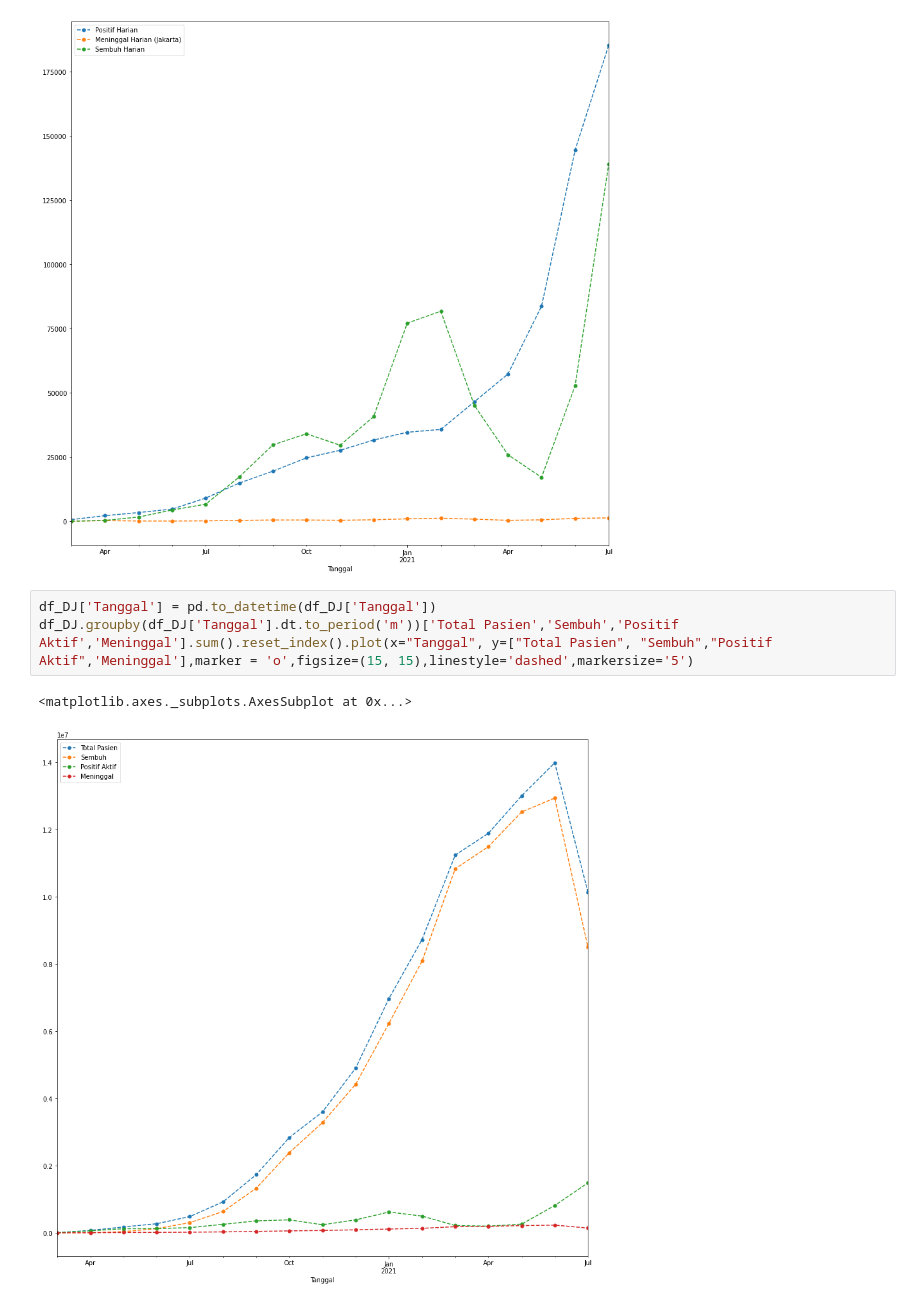
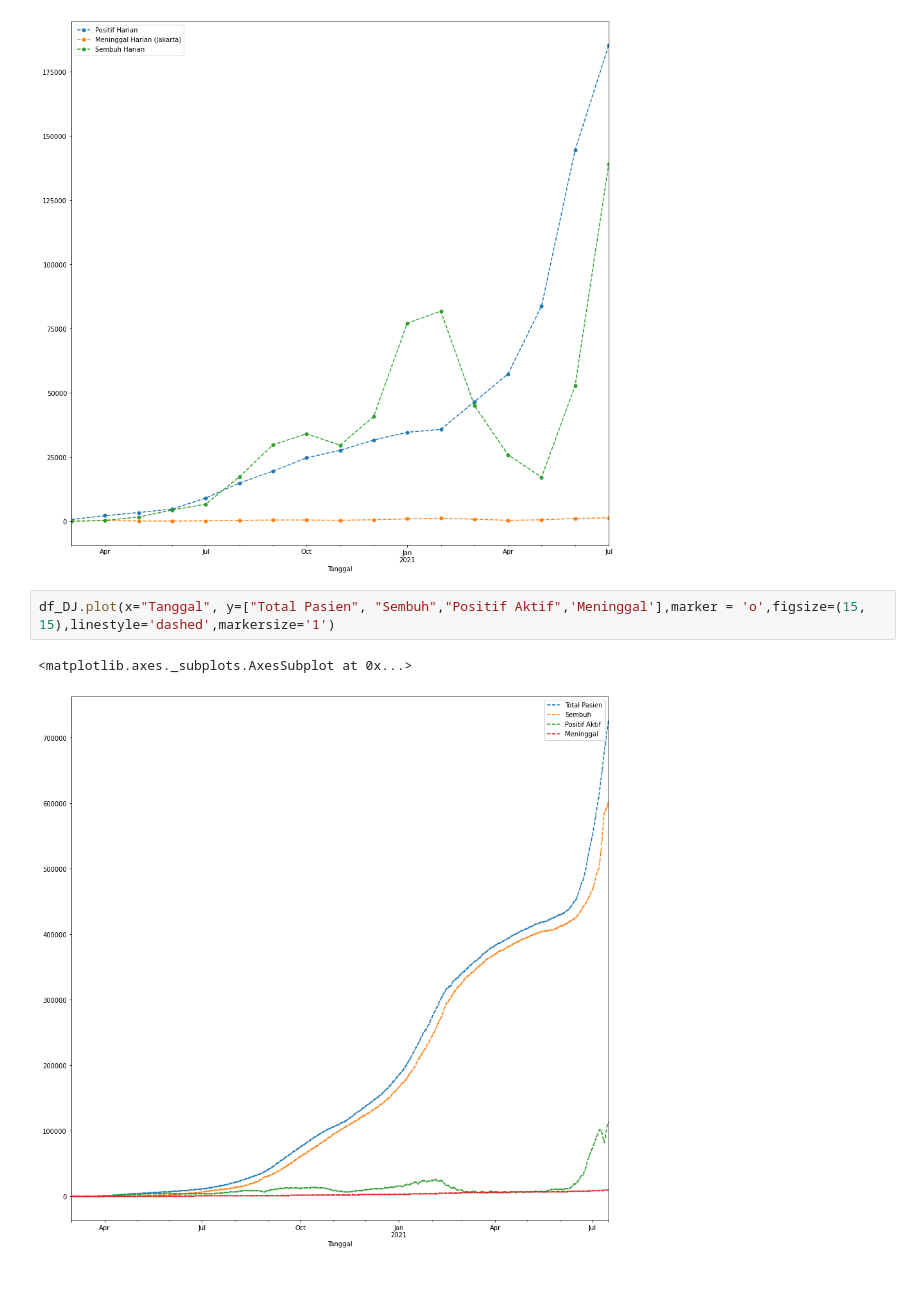
Before and after one commit to StevenTannn/Compfest-DS-Covid, a Jupyter notebook: notebook.ipynb, the cells around one changed output. Drawn from its saved outputs; the diff is of its cells as text.

```diff
--- a/notebook.ipynb
+++ b/notebook.ipynb
@@ -432,8 +432,7 @@ plt.show()
 # %% [output]
 [figure]
 # %%
-df_DJ['Tanggal'] = pd.to_datetime(df_DJ['Tanggal'])
-df_DJ.groupby(df_DJ['Tanggal'].dt.to_period('m'))['Total Pasien','Sembuh','Positif Aktif','Meninggal'].sum().reset_index().plot(x="Tanggal", y=["Total Pasien", "Sembuh","Positif Aktif",'Meninggal'],marker = 'o',figsize=(15, 15),linestyle='dashed',markersize='5')
+df_DJ.plot(x="Tanggal", y=["Total Pasien", "Sembuh","Positif Aktif",'Meninggal'],marker = 'o',figsize=(15, 15),linestyle='dashed',markersize='1')
 # %% [output]
 <matplotlib.axes._subplots.AxesSubplot at 0x...>
-[figure, old version]
+[figure, new version]
```
Also changed, not shown: parts of 13 cells of this notebook.
